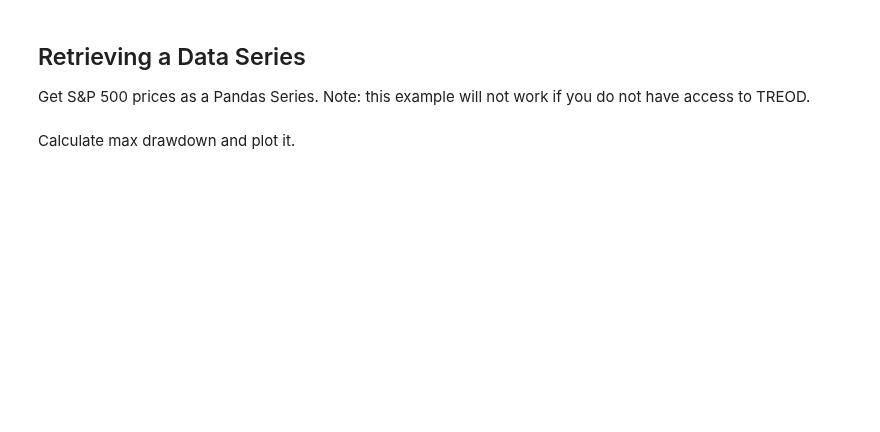
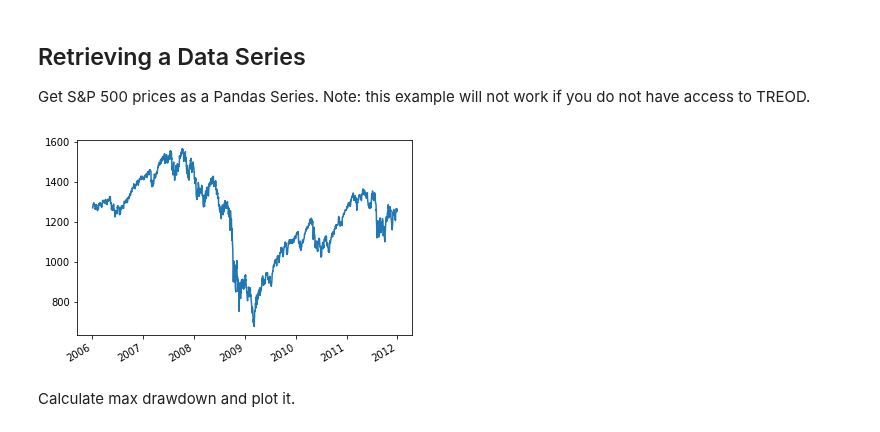
Before and after one commit to goldmansachs/gs-quant, a Jupyter notebook: gs_quant/notebooks/getting_started.ipynb, the cells around one changed output. Drawn from its saved outputs; the diff is of its cells as text; code cells hidden in the pictures; blank space fills up the shorter version.

```diff
--- a/gs_quant/notebooks/getting_started.ipynb
+++ b/gs_quant/notebooks/getting_started.ipynb
@@ -39,3 +74,13 @@ series.plot()
+# %%
+import matplotlib.pyplot as plt
+from datetime import date
+dataset = Dataset('TREOD')
+series = dataset.get_data_series('tradePrice', date(2006, 1, 1), date(2012, 1, 1), assetId='MA4B66MW5E27U8P32SB')
+plt.clf()
+series.plot()
+plt.show()
+# %% [output]
+[figure, added]
 # %% [markdown]
 Calculate max drawdown and plot it.
 # %%
```
Also changed, not shown: parts of 11 cells of this notebook, 36 other files.
